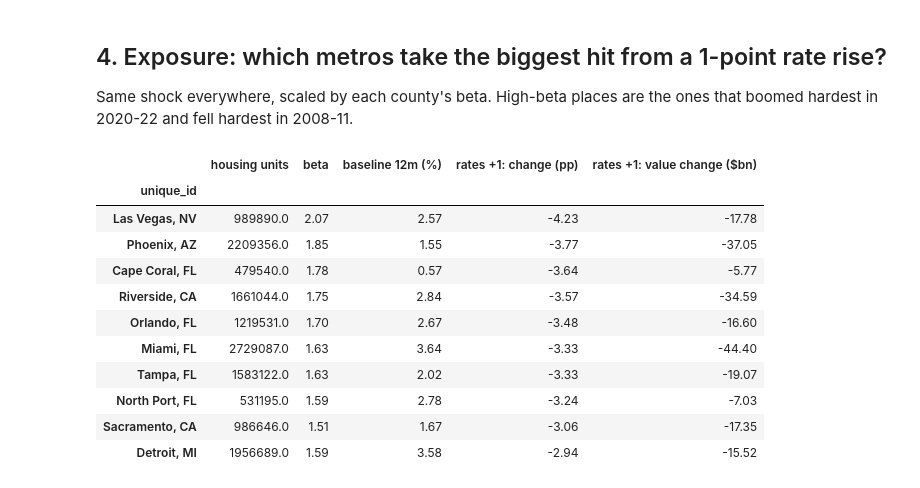
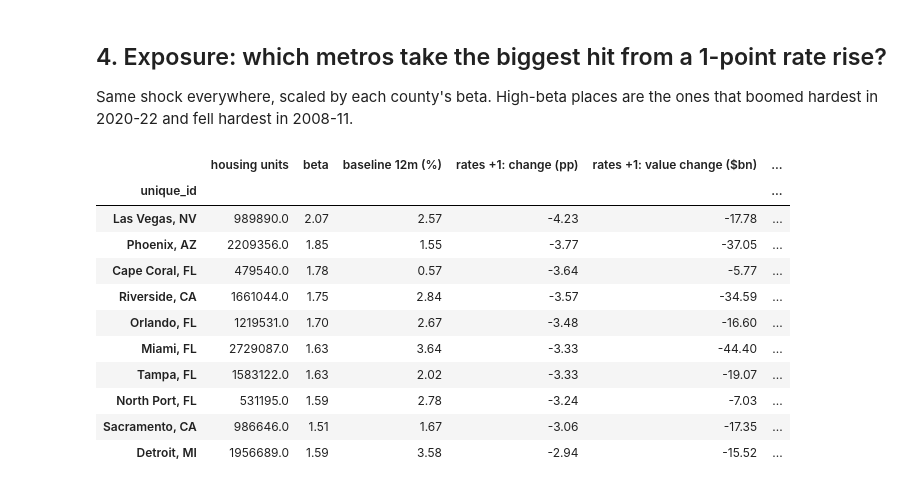
Before and after one commit to janeruxi1/housing-hierarchical-forecast, a Jupyter notebook: notebooks/04_scenarios.ipynb, the cells around one changed output. Saved outputs shown, nothing was run; the diff lists cells and outputs as text; code cells hidden in the pictures.

Commit message:
Decision memo, model card, reported-numbers test; Louisville metro fix

```diff
--- a/notebooks/04_scenarios.ipynb
+++ b/notebooks/04_scenarios.ipynb
@@ -268,27 +268,34 @@ hardest in 2020-22 and fell hardest in 2008-11.
 # %%
 shock1 = scenarios.shock_path(now["county_coefs"]["full sample"], scenarios.SCENARIOS["Rates +1 pt"])
 v1 = scenarios.apply(now["combo"], S_df, y0, beta, shock1)
 hit = 100 * np.log(v1[12] / base_vals[12])
+shock2 = scenarios.shock_path(now["county_coefs"]["full sample"], scenarios.SCENARIOS["Rates +2 pt (stress)"])
+v2 = scenarios.apply(now["combo"], S_df, y0, beta, shock2)
+hit2 = np.log(v2[12] / base_vals[12])
+zil = z12.set_index("unique_id")["growth_pct"]
 metro_beta = (beta * hu.reindex(beta.index)).groupby(nodes.set_index("County")["Metro"].reindex(beta.index)).sum() / \
     hu.reindex(beta.index).groupby(nodes.set_index("County")["Metro"].reindex(beta.index)).sum()
 big50 = hu.reindex(metros).nlargest(50).index
 exp_tab = pd.DataFrame({"housing units": hu[big50], "beta": metro_beta.reindex(big50),
                         "baseline 12m (%)": 100 * g12[big50], "rates +1: change (pp)": hit[big50],
-                        "rates +1: value change ($bn)": (v1[12] - base_vals[12])[big50] / 1e9})
+                        "rates +1: value change ($bn)": (v1[12] - base_vals[12])[big50] / 1e9,
+                        "Zillow 12m (%)": zil.reindex(big50),
+                        # conservative stress: Zillow's level, this model's +2 pt shock for the metro
+                        "Zillow + rates +2 (%)": 100 * ((1 + zil.reindex(big50) / 100) * np.exp(hit2[big50]) - 1)})
 exp_tab.index = exp_tab.index.str[4:]
 exp_tab = exp_tab.sort_values("rates +1: change (pp)")
 write_metrics("04_metro_exposure", exp_tab.reset_index(names="metro"))
 exp_tab.head(10).round(2)
 # %% [output]
-|  | housing units | beta | baseline 12m (%) | rates +1: change (pp) | rates +1: value change ($bn) |
-| unique_id |  |  |  |  |  |
-| Las Vegas, NV | 989890.0 | 2.07 | 2.57 | -4.23 | -17.78 |
-| Phoenix, AZ | 2209356.0 | 1.85 | 1.55 | -3.77 | -37.05 |
-| Cape Coral, FL | 479540.0 | 1.78 | 0.57 | -3.64 | -5.77 |
-| Riverside, CA | 1661044.0 | 1.75 | 2.84 | -3.57 | -34.59 |
-| Orlando, FL | 1219531.0 | 1.70 | 2.67 | -3.48 | -16.60 |
-| Miami, FL | 2729087.0 | 1.63 | 3.64 | -3.33 | -44.40 |
-| Tampa, FL | 1583122.0 | 1.63 | 2.02 | -3.33 | -19.07 |
-| North Port, FL | 531195.0 | 1.59 | 2.78 | -3.24 | -7.03 |
-| Sacramento, CA | 986646.0 | 1.51 | 1.67 | -3.06 | -17.35 |
-| Detroit, MI | 1956689.0 | 1.59 | 3.58 | -2.94 | -15.52 |
+|  | housing units | beta | baseline 12m (%) | rates +1: change (pp) | rates +1: value change ($bn) | ... |
+| unique_id |  |  |  |  |  | ... |
+| Las Vegas, NV | 989890.0 | 2.07 | 2.57 | -4.23 | -17.78 | ... |
+| Phoenix, AZ | 2209356.0 | 1.85 | 1.55 | -3.77 | -37.05 | ... |
+| Cape Coral, FL | 479540.0 | 1.78 | 0.57 | -3.64 | -5.77 | ... |
+| Riverside, CA | 1661044.0 | 1.75 | 2.84 | -3.57 | -34.59 | ... |
+| Orlando, FL | 1219531.0 | 1.70 | 2.67 | -3.48 | -16.60 | ... |
+| Miami, FL | 2729087.0 | 1.63 | 3.64 | -3.33 | -44.40 | ... |
+| Tampa, FL | 1583122.0 | 1.63 | 2.02 | -3.33 | -19.07 | ... |
+| North Port, FL | 531195.0 | 1.59 | 2.78 | -3.24 | -7.03 | ... |
+| Sacramento, CA | 986646.0 | 1.51 | 1.67 | -3.06 | -17.35 | ... |
+| Detroit, MI | 1956689.0 | 1.59 | 3.58 | -2.94 | -15.52 | ... |
```
Also changed, not shown: parts of 7 cells of this notebook, 17 other files.
